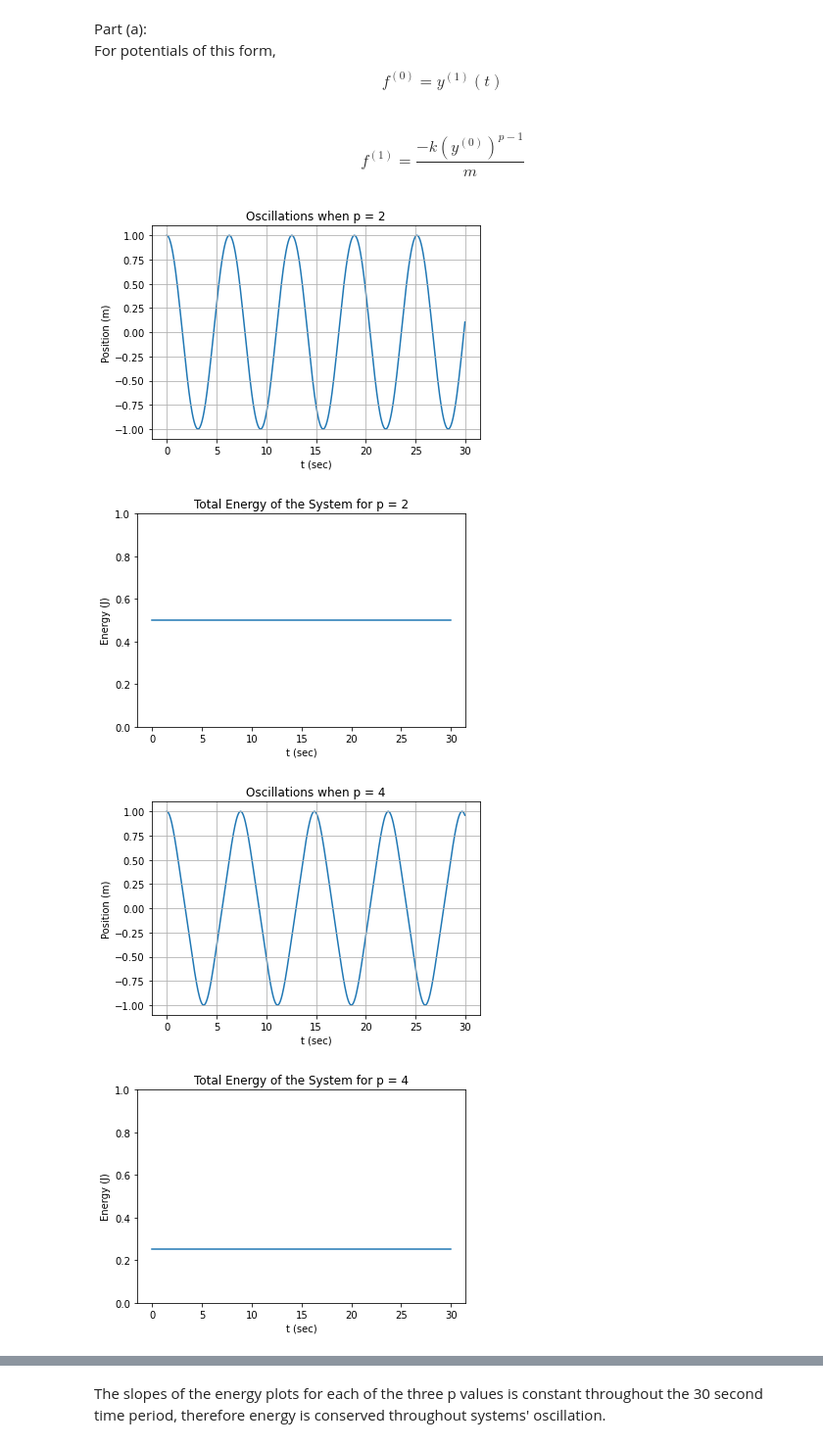
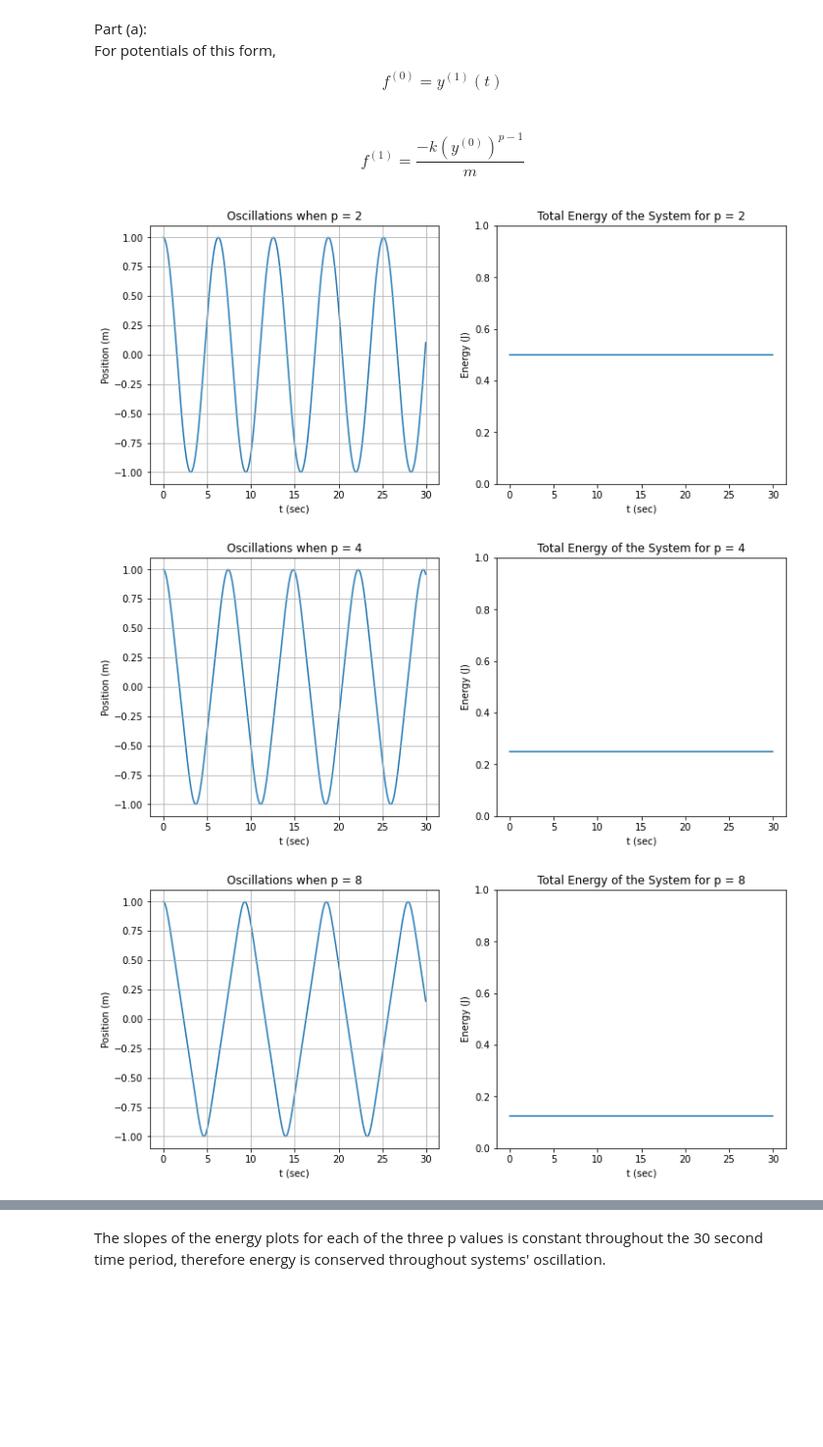
Before and after one commit to JSheare/Computational-Physics, a Jupyter notebook: Exercise Set 5.ipynb, the cells around one changed output, grey strips where cells are left out. Shown at 98% size. Saved outputs shown, nothing was run; the diff lists cells and outputs as text; code cells hidden in the pictures; blank space fills up the shorter version.

```diff
--- a/Exercise Set 5.ipynb
+++ b/Exercise Set 5.ipynb
@@ -185,30 +185,31 @@ def hook_8(state, t):
 # %%
 func_list = [hook_2, hook_4, hook_8]
 dt = 0.05
 t = np.arange(0, 30, dt)
 p = 2
 for func in func_list:
     m = 1
     k = 1
     initial_conditions = [1, 0]
     ode_results = integrate.odeint(func, initial_conditions, t)
-    plt.plot(t, ode_results[:, 0], zorder=1)
-    plt.xlabel('t (sec)')
-    plt.ylabel('Position (m)')
-    plt.grid(True)
-    plt.title(f'Oscillations when p = {p}')
-    plt.show()
+
+    fig, [ax1, ax2] = plt.subplots(1,2, figsize=(12,5))
+    ax1.plot(t, ode_results[:, 0], zorder=1)
+    ax1.set_xlabel('t (sec)')
+    ax1.set_ylabel('Position (m)')
+    ax1.grid(True)
+    ax1.set_title(f'Oscillations when p = {p}')
 
     energy = (1/2)*m*ode_results[:, 1]**2 + (1/p)*k*ode_results[:, 0]**p
-    plt.plot(t, energy)
-    plt.xlabel('t (sec)')
-    plt.ylabel('Energy (J)')
-    plt.ylim(0, 1)
-    plt.title(f'Total Energy of the System for p = {p}')
+    ax2.plot(t, energy)
+    ax2.set_xlabel('t (sec)')
+    ax2.set_ylabel('Energy (J)')
+    ax2.set_ylim(0, 1)
+    ax2.set_title(f'Total Energy of the System for p = {p}')
+
     plt.show()
     p *= 2
 # %% [output]
-[figure, old version]
+[figure, new version]
-[figure, old version]
+[figure, new version]
-[figure, old version]
+[figure, new version]
-[figure, removed]
```
Also changed, not shown: parts of 1 cell of this notebook.
